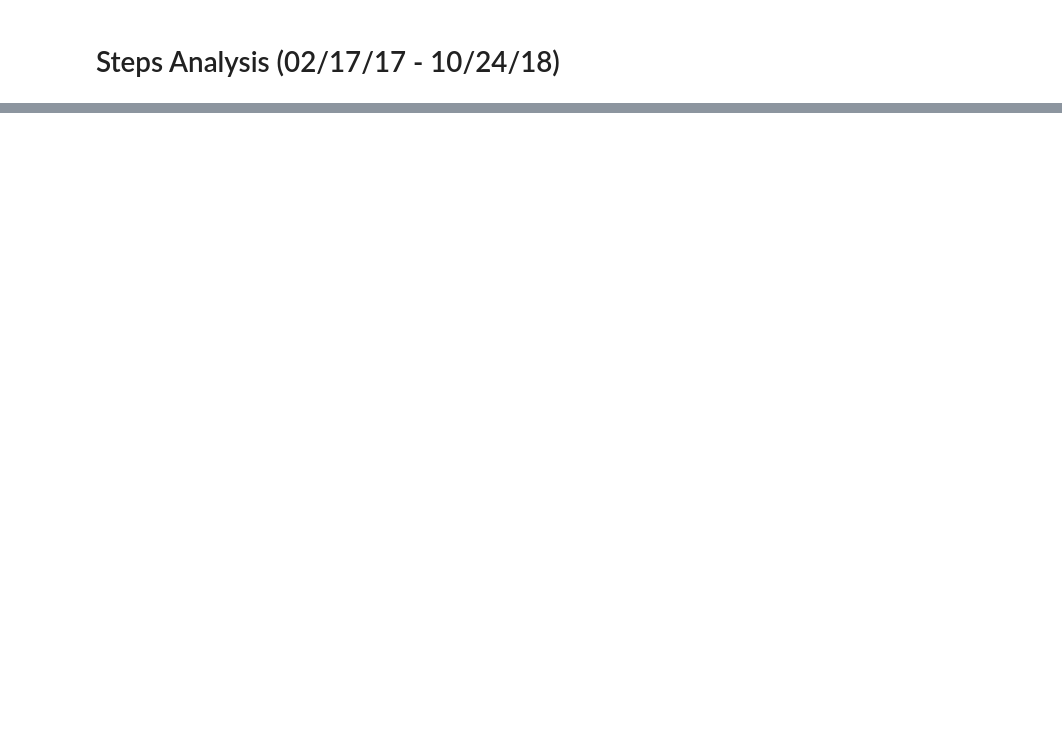
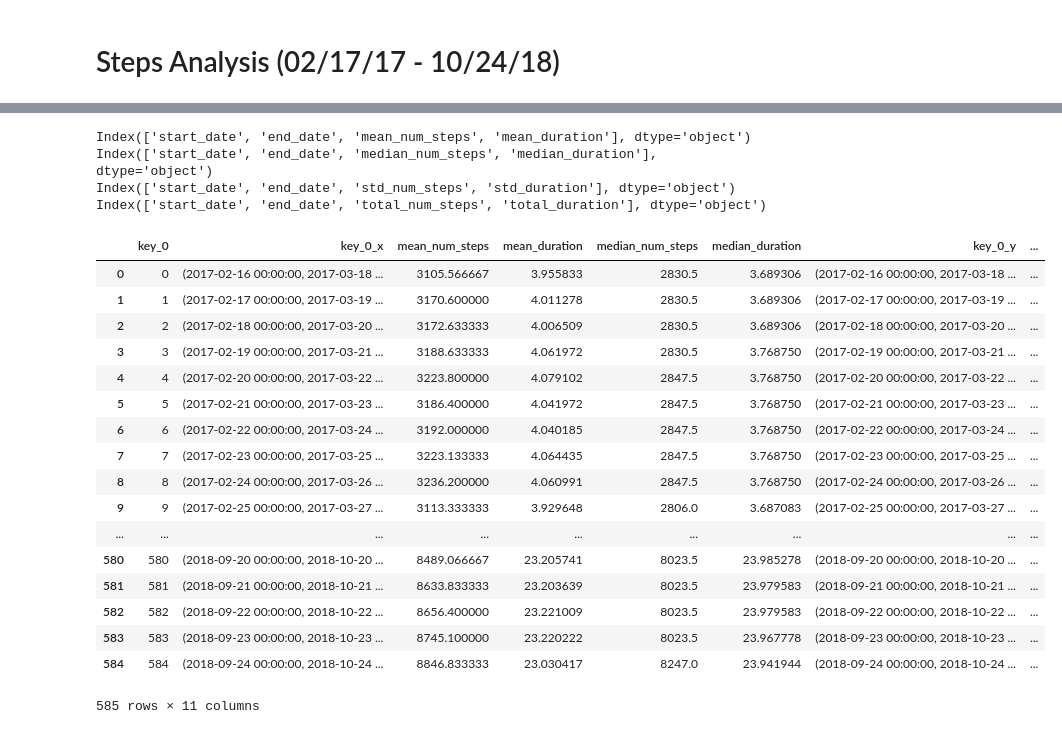
Before and after one commit to Data-is-life/Steps_Analysis, a Jupyter notebook: Steps_analysis.ipynb, the cells around one changed output, grey strips where cells are left out. Drawn from its saved outputs; the diff is of its cells as text; code cells hidden in the pictures; blank space fills up the shorter version.

```diff
--- a/Steps_analysis.ipynb
+++ b/Steps_analysis.ipynb
@@ -14,28 +37,66 @@ summed_df = df.groupby(by=['start_date', 'end_date']).sum()
 summed_df['steps_per_hour'] = summed_df['num_steps']/summed_df['duration']
 summed_df.reset_index(inplace=True)
 # %%
-def drop_change_rename_df(df, x, col_rnm, drc=['start_time', 'end_time', 'source']):
-    df.drop(index=[range(x-1)], inplace=True).reset_index()
-    df['end_date'] = m_df['start_date'] - pd.Timedelta(x, unit='D')
-    df.rename(columns={'num_steps': col_rnm+'num_steps', 'duration': col_rnm+'duration'})
+def drop_change_rename_df(df, x, col_rnm, drc=['start_time', 'end_time']):
+    df.drop(df.index[list(range(x-1))], inplace=True)
+    df.reset_index(inplace=True)
+    df.drop(columns=['index'])
+    df.loc[:, 'start_date'] = df['end_date'] - pd.Timedelta(x, unit='D')
+    df.rename(columns={'num_steps': col_rnm+'num_steps',
+                       'duration': col_rnm+'duration'}, inplace=True)
+
     if type(drc) == list and len(drc) > 0:
-        df.drop(columns=drc)
+        df.drop(columns=drc, inplace=True)
+    df.drop(columns=['index', 'steps_per_hour'], inplace=True)
+    print(df.columns)
+    df.set_index(['start_date', 'end_date'], inplace=True)
     return df
 # %%
 def rolling_day_df(df, x):
+    df.set_index(['start_date', 'end_date'], inplace=True)
     m_df = df.rolling(x).mean()
+    m_df.reset_index(inplace=True)
     md_df = df.rolling(x).median()
+    md_df.reset_index(inplace=True)
     std_df = df.rolling(x).std()
+    std_df.reset_index(inplace=True)
     s_df = df.rolling(x).sum()
+    s_df.reset_index(inplace=True)
 
     m_df = drop_change_rename_df(m_df, x, 'mean_')
     md_df = drop_change_rename_df(md_df, x, 'median_')
     std_df = drop_change_rename_df(std_df, x, 'std_')
     s_df = drop_change_rename_df(s_df, x, 'total_')
 
-    merged_df = pd.merge(m_df, md_df, std_df, s_df)
+    merged_df_uno = pd.merge(m_df, md_df, on=m_df.index)
+    merged_df_dos = pd.merge(std_df, s_df, on=std_df.index)
+    merged_df_finale = pd.merge(merged_df_uno, merged_df_dos, on=merged_df_uno.index)
+    return merged_df_finale
 # %%
-# rolling_day_df(summed_df, 30, mean)
+rolling_day_df(summed_df, 30)
+# %% [output]
+Index(['start_date', 'end_date', 'mean_num_steps', 'mean_duration'], dtype='object')
+Index(['start_date', 'end_date', 'median_num_steps', 'median_duration'], dtype='object')
+Index(['start_date', 'end_date', 'std_num_steps', 'std_duration'], dtype='object')
+Index(['start_date', 'end_date', 'total_num_steps', 'total_duration'], dtype='object')
+|  | key_0 | key_0_x | mean_num_steps | mean_duration | median_num_steps | median_duration | key_0_y | ... |
+| 0 | 0 | (2017-02-16 00:00:00, 2017-03-18 ... | 3105.566667 | 3.955833 | 2830.5 | 3.689306 | (2017-02-16 00:00:00, 2017-03-18 ... | ... |
+| 1 | 1 | (2017-02-17 00:00:00, 2017-03-19 ... | 3170.600000 | 4.011278 | 2830.5 | 3.689306 | (2017-02-17 00:00:00, 2017-03-19 ... | ... |
+| 2 | 2 | (2017-02-18 00:00:00, 2017-03-20 ... | 3172.633333 | 4.006509 | 2830.5 | 3.689306 | (2017-02-18 00:00:00, 2017-03-20 ... | ... |
+| 3 | 3 | (2017-02-19 00:00:00, 2017-03-21 ... | 3188.633333 | 4.061972 | 2830.5 | 3.768750 | (2017-02-19 00:00:00, 2017-03-21 ... | ... |
+| 4 | 4 | (2017-02-20 00:00:00, 2017-03-22 ... | 3223.800000 | 4.079102 | 2847.5 | 3.768750 | (2017-02-20 00:00:00, 2017-03-22 ... | ... |
+| 5 | 5 | (2017-02-21 00:00:00, 2017-03-23 ... | 3186.400000 | 4.041972 | 2847.5 | 3.768750 | (2017-02-21 00:00:00, 2017-03-23 ... | ... |
+| 6 | 6 | (2017-02-22 00:00:00, 2017-03-24 ... | 3192.000000 | 4.040185 | 2847.5 | 3.768750 | (2017-02-22 00:00:00, 2017-03-24 ... | ... |
+| 7 | 7 | (2017-02-23 00:00:00, 2017-03-25 ... | 3223.133333 | 4.064435 | 2847.5 | 3.768750 | (2017-02-23 00:00:00, 2017-03-25 ... | ... |
+| 8 | 8 | (2017-02-24 00:00:00, 2017-03-26 ... | 3236.200000 | 4.060991 | 2847.5 | 3.768750 | (2017-02-24 00:00:00, 2017-03-26 ... | ... |
+| 9 | 9 | (2017-02-25 00:00:00, 2017-03-27 ... | 3113.333333 | 3.929648 | 2806.0 | 3.687083 | (2017-02-25 00:00:00, 2017-03-27 ... | ... |
+| ... | ... | ... | ... | ... | ... | ... | ... | ... |
+| 580 | 580 | (2018-09-20 00:00:00, 2018-10-20 ... | 8489.066667 | 23.205741 | 8023.5 | 23.985278 | (2018-09-20 00:00:00, 2018-10-20 ... | ... |
+| 581 | 581 | (2018-09-21 00:00:00, 2018-10-21 ... | 8633.833333 | 23.203639 | 8023.5 | 23.979583 | (2018-09-21 00:00:00, 2018-10-21 ... | ... |
+| 582 | 582 | (2018-09-22 00:00:00, 2018-10-22 ... | 8656.400000 | 23.221009 | 8023.5 | 23.979583 | (2018-09-22 00:00:00, 2018-10-22 ... | ... |
+| 583 | 583 | (2018-09-23 00:00:00, 2018-10-23 ... | 8745.100000 | 23.220222 | 8023.5 | 23.967778 | (2018-09-23 00:00:00, 2018-10-23 ... | ... |
+| 584 | 584 | (2018-09-24 00:00:00, 2018-10-24 ... | 8846.833333 | 23.030417 | 8247.0 | 23.941944 | (2018-09-24 00:00:00, 2018-10-24 ... | ... |
+585 rows × 11 columns
 # %%
 # summed_df.rolling(30).std()
 # %%
```
Also changed, not shown: parts of 8 cells of this notebook, 2 other files.
